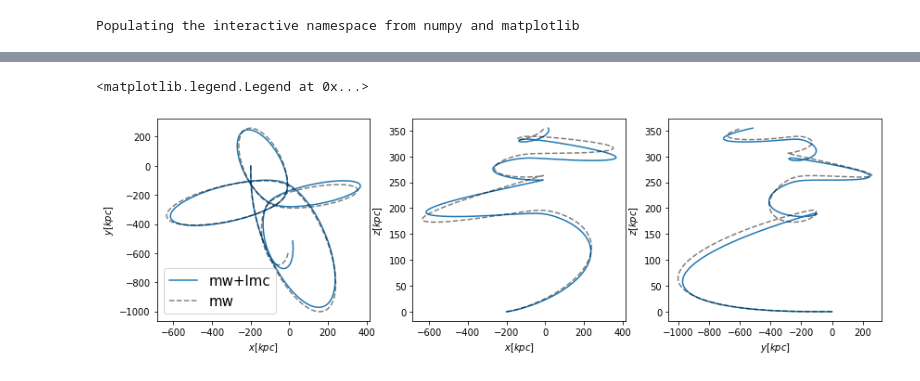
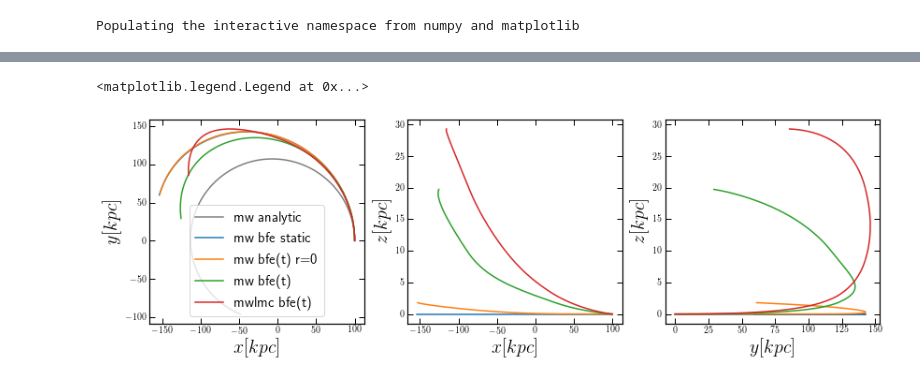
Before and after one commit to jngaravitoc/BFE_integrator, a Jupyter notebook: notebooks/gala_mwlmc_orbits.ipynb, the cells around one changed output, grey strips where cells are left out. Drawn from its saved outputs; the diff is of its cells as text; code cells hidden in the pictures.

```diff
--- a/notebooks/gala_mwlmc_orbits.ipynb
+++ b/notebooks/gala_mwlmc_orbits.ipynb
@@ -67,31 +194,49 @@ w0 = gd.PhaseSpacePosition(pos=[-200., 000., 0.0],
 # %%
-orbit = gp.Hamiltonian(mwlmc).integrate_orbit(w0, dt=1, n_steps=1000)
+orbit_mw_halo = gp.Hamiltonian(mw_halo_hern).integrate_orbit(w0, dt=0.01*u.Gyr, n_steps=220)
 # %%
-orbit_mw = gp.Hamiltonian(mw).integrate_orbit(w0, dt=1, n_steps=1000)
+orbit_mwt = gp.Hamiltonian(mw_t).integrate_orbit(w0, dt=0.01*u.Gyr, n_steps=220)
+# %%
+orbit_mwt_r0 = gp.Hamiltonian(mw_t_r0).integrate_orbit(w0, dt=0.01*u.Gyr, n_steps=220)
+# %%
+orbit_mwlmc = gp.Hamiltonian(mwlmc_bfe).integrate_orbit(w0, dt=0.01*u.Gyr, n_steps=220)
+
+orbit_mw_t0 = gp.Hamiltonian(mw_t0).integrate_orbit(w0, dt=0.01*u.Gyr, n_steps=220)
 # %%
-fig, ax = plt.subplots(1, 3, figsize=(14, 4))
-ax[0].plot(orbit.x, orbit.y, label='mw+lmc')
-ax[0].plot(orbit_mw.x, orbit_mw.y, ls='--', c='k', alpha=0.5, label='mw')
-
-ax[1].plot(orbit.x, orbit.z)
-ax[1].plot(orbit_mw.x, orbit_mw.z, ls='--', c='k', alpha=0.5)
+#orbit_plot(orbit_mw_t0)
+#orbit_plot(orbit_mwt_r0)
+#orbit_plot(orbit_mwt)
+#orbit_plot(orbit_mwlmc)
 
 
-ax[2].plot(orbit.y, orbit.z)
-ax[2].plot(orbit_mw.y, orbit_mw.z, ls='--', c='k', alpha=0.5)
+fig, ax = plt.subplots(1, 3, figsize=(14, 4))
+ax[0].plot(orbit_mw_halo.x, orbit_mw_halo.y, c='k', alpha=0.5, label='mw analytic')
+ax[0].plot(orbit_mw_t0.x, orbit_mw_t0.y, label='mw bfe static')
+ax[0].plot(orbit_mwt_r0.x, orbit_mwt_r0.y, label='mw bfe(t) r=0')
+ax[0].plot(orbit_mwt.x, orbit_mwt.y, label='mw bfe(t)')
+ax[0].plot(orbit_mwlmc.x, orbit_mwlmc.y, label='mwlmc bfe(t)')
+
+ax[1].plot(orbit_mw_t0.x, orbit_mw_t0.z)
+ax[1].plot(orbit_mwt_r0.x, orbit_mwt_r0.z)
+ax[1].plot(orbit_mwt.x, orbit_mwt.z)
+ax[1].plot(orbit_mwlmc.x, orbit_mwlmc.z)
+
+
+ax[2].plot(orbit_mw_t0.y, orbit_mw_t0.z)
+ax[2].plot(orbit_mwt_r0.y, orbit_mwt_r0.z)
+ax[2].plot(orbit_mwt.y, orbit_mwt.z)
+ax[2].plot(orbit_mwlmc.y, orbit_mwlmc.z)
+
 
 ax[0].set_xlabel(r'$x[kpc]$')
 ax[0].set_ylabel(r'$y[kpc]$')
 
 ax[1].set_xlabel(r'$x[kpc]$')
 ax[1].set_ylabel(r'$z[kpc]$')
 
 ax[2].set_xlabel(r'$y[kpc]$')
 ax[2].set_ylabel(r'$z[kpc]$')
 
 ax[0].legend(fontsize=15)
-
-#savefig('gala_mwlmc_orbits.png', bbox_inches='tight')
 # %% [output]
 <matplotlib.legend.Legend at 0x...>
-[figure, old version]
+[figure, new version]
```
Also changed, not shown: parts of 35 cells of this notebook.
